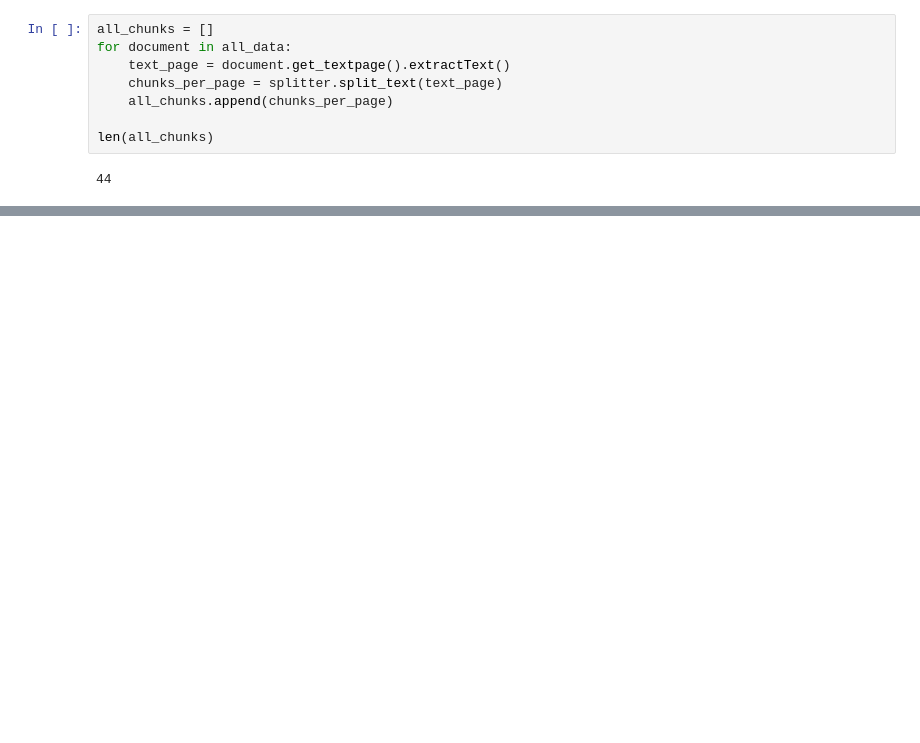
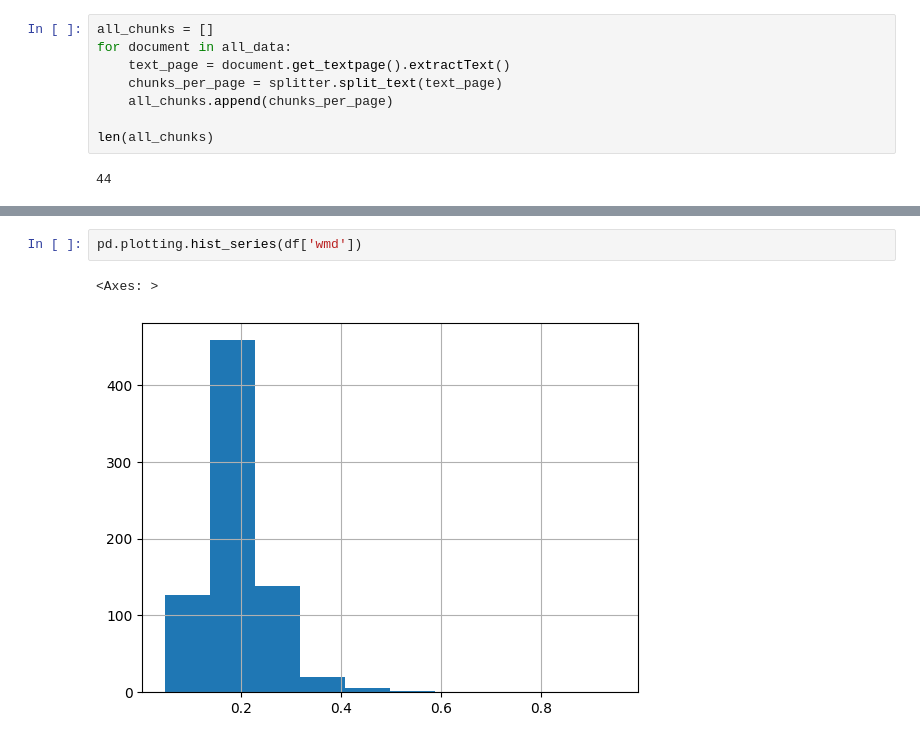
Before and after one commit to witold87/llm-bielik-ft-legal, a Jupyter notebook: src/data.ipynb, the cells around one changed output, grey strips where cells are left out. Drawn from its saved outputs; the diff is of its cells as text; blank space fills up the shorter version.

```diff
--- a/src/data.ipynb
+++ b/src/data.ipynb
@@ -72,0 +209,5 @@ print(all_chunks[0])
+# %%
+pd.plotting.hist_series(df['wmd'])
+# %% [output]
+<Axes: >
+[figure, added]
```
Also changed, not shown: parts of 60 cells of this notebook, 11 other files.
